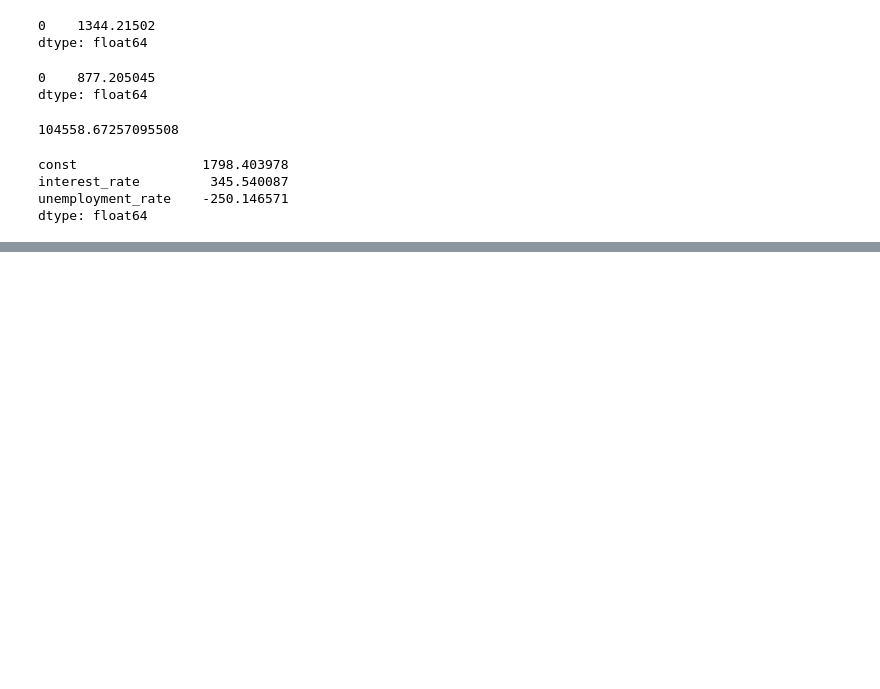
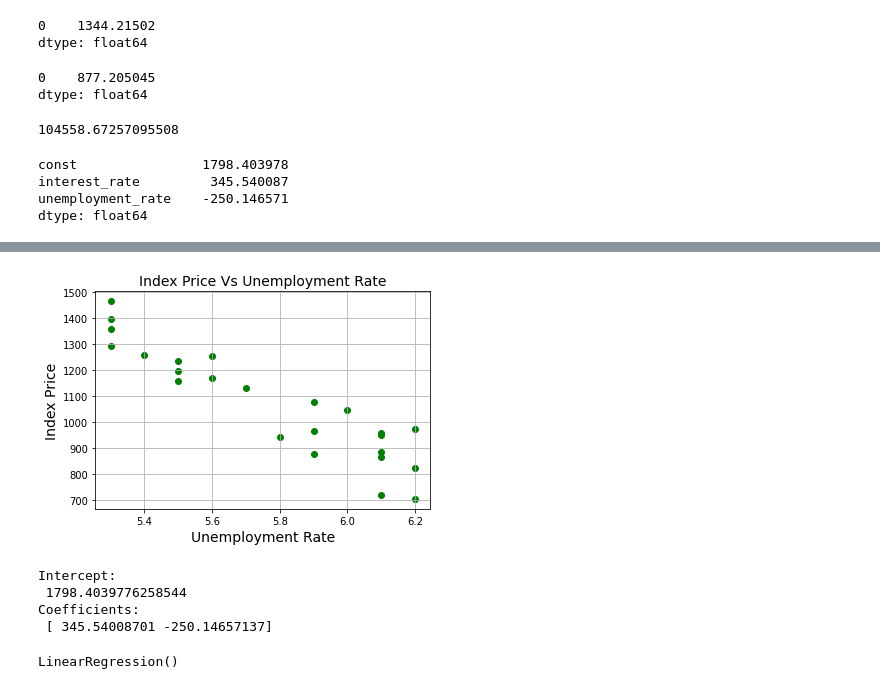
Before and after one commit to jaimeisaac2020/Python-analsisis-basicos, a Jupyter notebook: hay_una_regresion_lineal_simple.ipynb, the cells around one changed output, grey strips where cells are left out. Cells and saved outputs as stored; diff of their text form; code cells hidden in the pictures; blank space fills up the shorter version.

```diff
--- a/hay_una_regresion_lineal_simple.ipynb
+++ b/hay_una_regresion_lineal_simple.ipynb
@@ -168,0 +217,9 @@ dtype: float64
+# %%
+plt.scatter(df['unemployment_rate'], df['index_price'], color='green')
+plt.title('Index Price Vs Unemployment Rate', fontsize=14)
+plt.xlabel('Unemployment Rate', fontsize=14)
+plt.ylabel('Index Price', fontsize=14)
+plt.grid(True)
+plt.show()
+# %% [output]
+[figure, added]
@@ -168,0 +228,19 @@ dtype: float64
+# %%
+x = df[['interest_rate','unemployment_rate']]
+y = df['index_price']
+
+# with sklearn
+regr = linear_model.LinearRegression()
+regr.fit(x, y)
+
+print('Intercept: \n', regr.intercept_)
+print('Coefficients: \n', regr.coef_)
+# %% [output]
+Intercept:
+ 1798.4039776258544
+Coefficients:
+ [ 345.54008701 -250.14657137]
+# %%
+regr
+# %% [output]
+LinearRegression()
```
Also changed, not shown: parts of 13 cells of this notebook.
